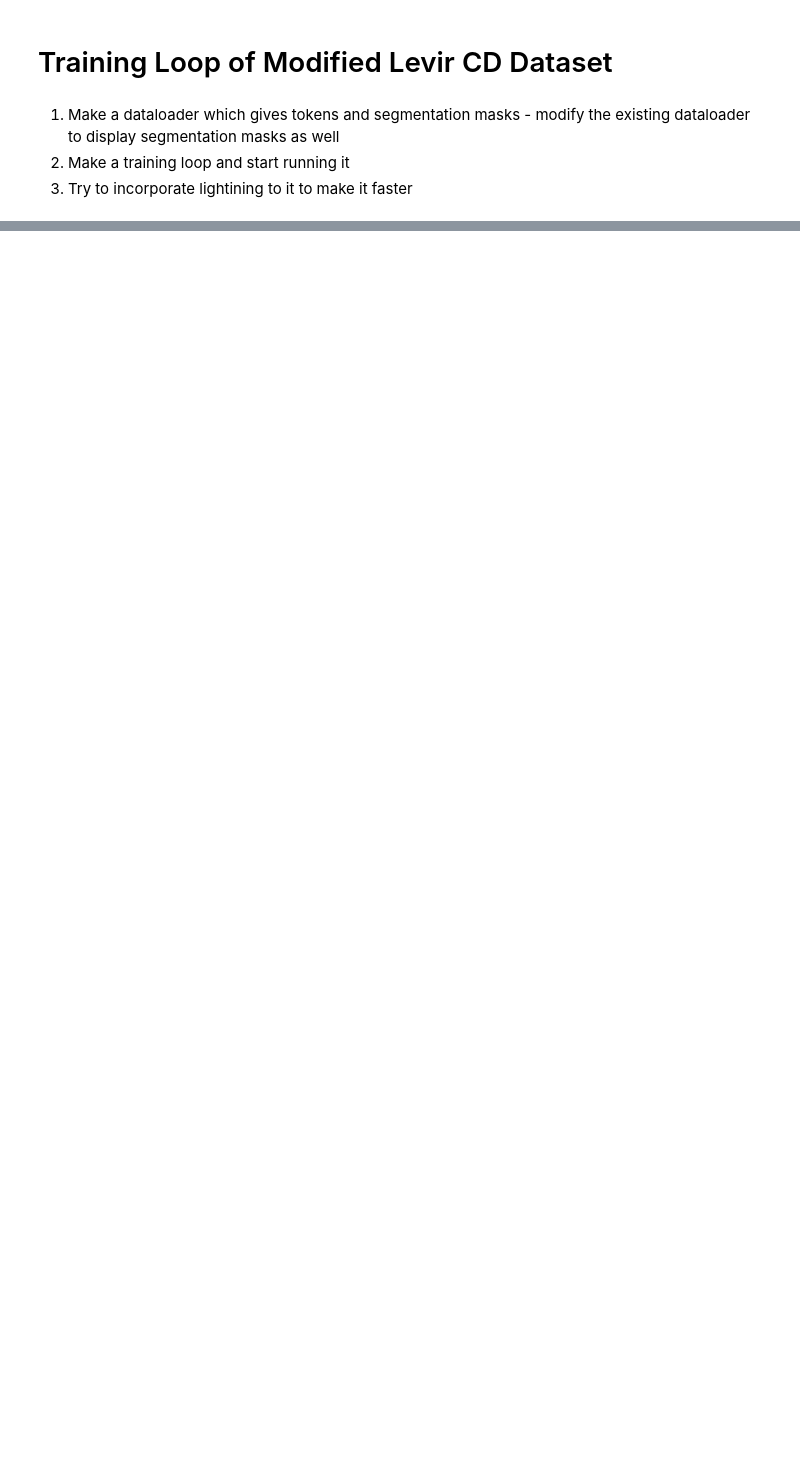
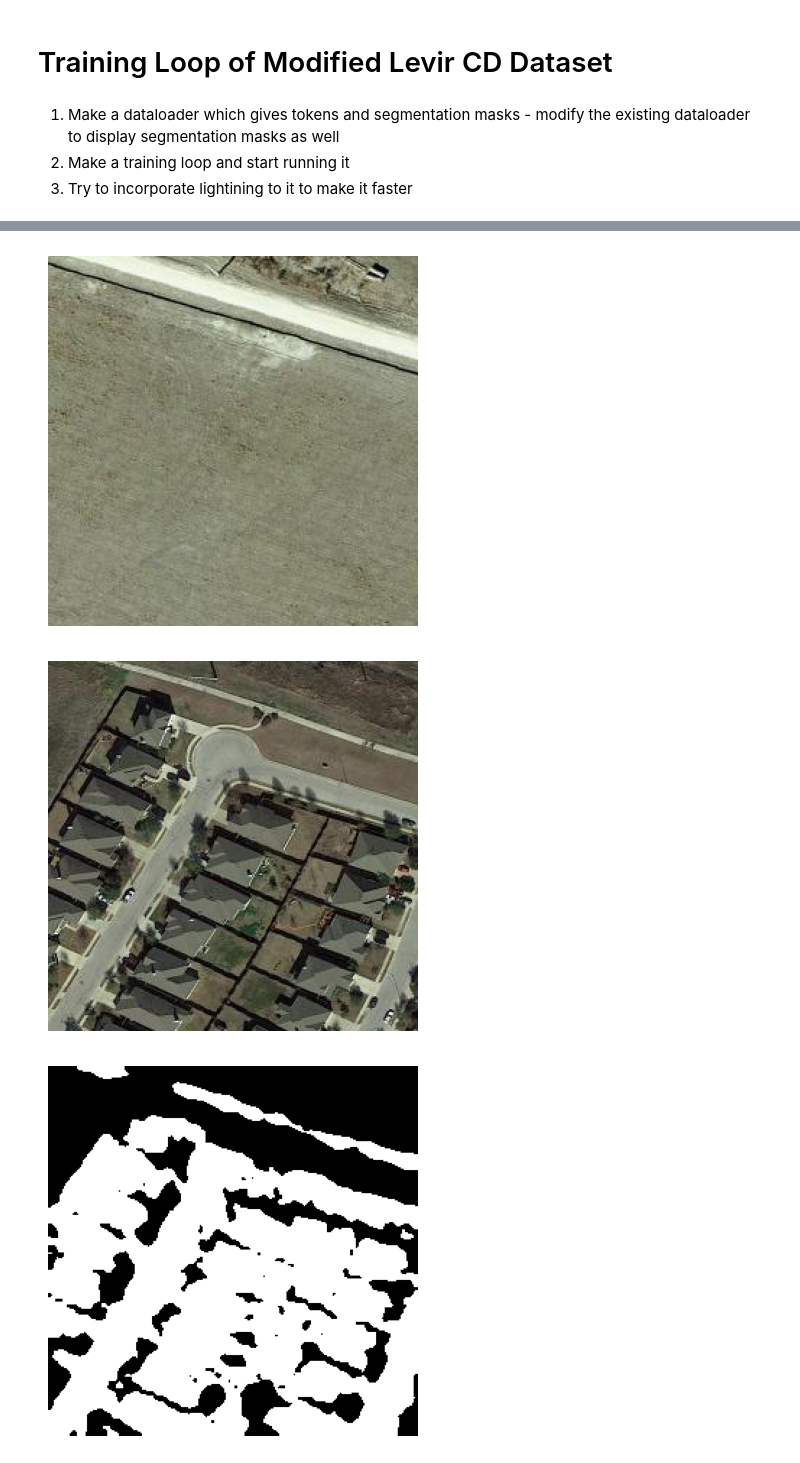
Before and after one commit to SirajTM2199/Remote-Sensing-Change-Captioning, a Jupyter notebook: New_Architecture.ipynb, the cells around one changed output, grey strips where cells are left out. Drawn from its saved outputs; the diff is of its cells as text; code cells hidden in the pictures; blank space fills up the shorter version.

Commit message:
Training Loop

```diff
--- a/New_Architecture.ipynb
+++ b/New_Architecture.ipynb
@@ -3738,0 +3918,7 @@ tensor([[[[  0,   0,   0, 255],
+# %%
+model.eval()
+decoder.eval()
+
+ima = iio.imread('/home/guest/Documents/Siraj TM/Text Captioning/data/Levir-CC-dataset/images/train/A/train_003608.png')
+imb = iio.imread('/home/guest/Documents/Siraj TM/Text Captioning/data/Levir-CC-dataset/images/train/B/train_003608.png')
+imc = iio.imread('/home/guest/Documents/Siraj TM/Text Captioning/data/Levir-CC-dataset/images/train/Seg_Masks/train_003608.png')
@@ -3738,0 +3941,9 @@ tensor([[[[  0,   0,   0, 255],
+# %%
+for i in [ima,imb,imc,(a[0]/255).detach().cpu().permute(1,2,0)]:
+    plt.imshow(i,cmap='gray')
+    plt.axis('off')
+    plt.show()
+# %% [output]
+[figure, added]
+[figure, added]
+[figure, added]
```
Also changed, not shown: parts of 60 cells of this notebook, 1 other file.
